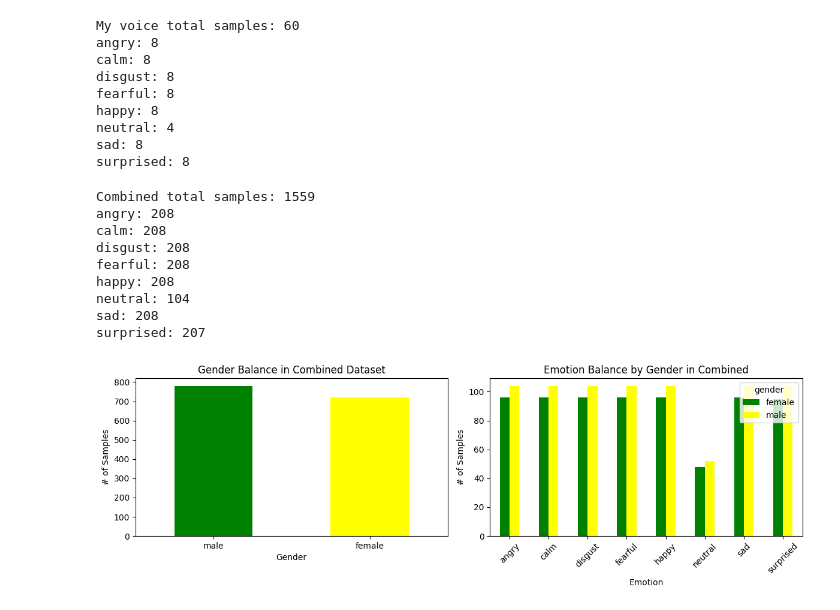
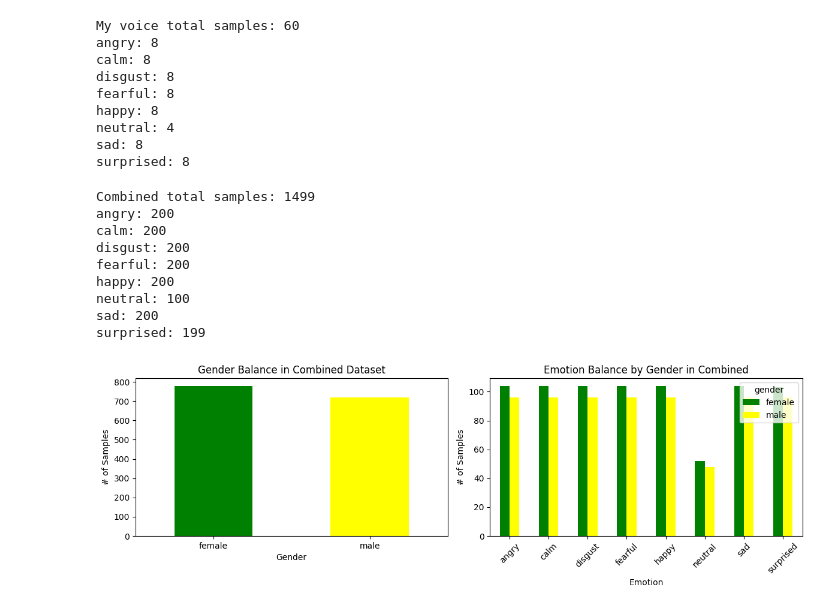
Before and after one commit to annalamontagane/Week2-DataPreprocessing, a Jupyter notebook: Copy_of_Week_2.ipynb, the cells around one changed output. Saved outputs shown, nothing was run; the diff lists cells and outputs as text; code cells hidden in the pictures.

```diff
--- a/Copy_of_Week_2.ipynb
+++ b/Copy_of_Week_2.ipynb
@@ -720,7 +720,7 @@ We will continue working on this dataset in the upcoming weeks, so save your wor
 # %%
 # 1. RAVDESS only
 ravdess_emotions = []
-for file in glob.glob("/content/drive/MyDrive/RAVDESS/Audio Data/Actor_*/*.wav"):
+for file in glob.glob("/content/drive/MyDrive/A2/RAVDESS/Actor_*/*.wav"):
     file_name = os.path.basename(file)
     parts = file_name.split("-")
     if len(parts) >= 3:
@@ -742,9 +742,9 @@ neutral: 96
 sad: 192
 surprised: 191
 # %%
-# 2. Actor 25 Only
+# 2. Actor 26 Only
 my_emotions = []
-for file in glob.glob("/content/drive/MyDrive/RAVDESS/Audio Data/Actor_25/*.wav"):
+for file in glob.glob("/content/drive/MyDrive/A2/RAVDESS_PLUS/Actor_26/*.wav"):
     file_name = os.path.basename(file)
     parts = file_name.split("-")
     if len(parts) >= 3:
@@ -774,50 +774,50 @@ emotion_list, count = np.unique(combined_emotions, return_counts=True)
 for e, c in zip(emotion_list, count):
     print(f"{e}: {c}")
 # %% [output]
-Combined total samples: 1559
-angry: 208
-calm: 208
-disgust: 208
-fearful: 208
-happy: 208
-neutral: 104
-sad: 208
-surprised: 207
+Combined total samples: 1499
+angry: 200
+calm: 200
+disgust: 200
+fearful: 200
+happy: 200
+neutral: 100
+sad: 200
+surprised: 199
 # %%
 # 4. Gender + emotion balance in combined dataset
 genders = []
 emotions_combined = []
 
-for file in glob.glob("/content/drive/MyDrive/RAVDESS/Audio Data/Actor_*/*.wav"):
+for file in glob.glob("/content/drive/MyDrive/A2/RAVDESS_PLUS/Actor_*/*.wav"):
     file_name = os.path.basename(file)
     parts = file_name.split("-")
     if len(parts) >= 7:
         actor = int(parts[6].split(".")[0])
         gender = 'female' if actor % 2 == 0 else 'male'
         emotion = emotions_dict[parts[2]]
         genders.append(gender)
         emotions_combined.append(emotion)
 
 import pandas as pd
 df = pd.DataFrame({'emotion': emotions_combined, 'gender': genders})
 
 # Plot 1: Gender balance
 plt.figure(figsize=(12, 4))
 plt.subplot(1, 2, 1)
 df['gender'].value_counts().plot(kind='bar', color=['green', 'yellow'])
 plt.title('Gender Balance in Combined Dataset')
 plt.xlabel('Gender')
 plt.ylabel('# of Samples')
 plt.xticks(rotation=0)
 
 # Plot 2: Emotion balance by gender
 plt.subplot(1, 2, 2)
 df.groupby(['emotion', 'gender']).size().unstack().plot(kind='bar', ax=plt.gca(), color=['green', 'yellow'])
 plt.title('Emotion Balance by Gender in Combined')
 plt.xlabel('Emotion')
 plt.ylabel('# of Samples')
 plt.xticks(rotation=45)
 plt.tight_layout()
 plt.show()
 # %% [output]
-[figure, old version]
+[figure, new version]
```
Also changed, not shown: parts of 9 cells of this notebook.
